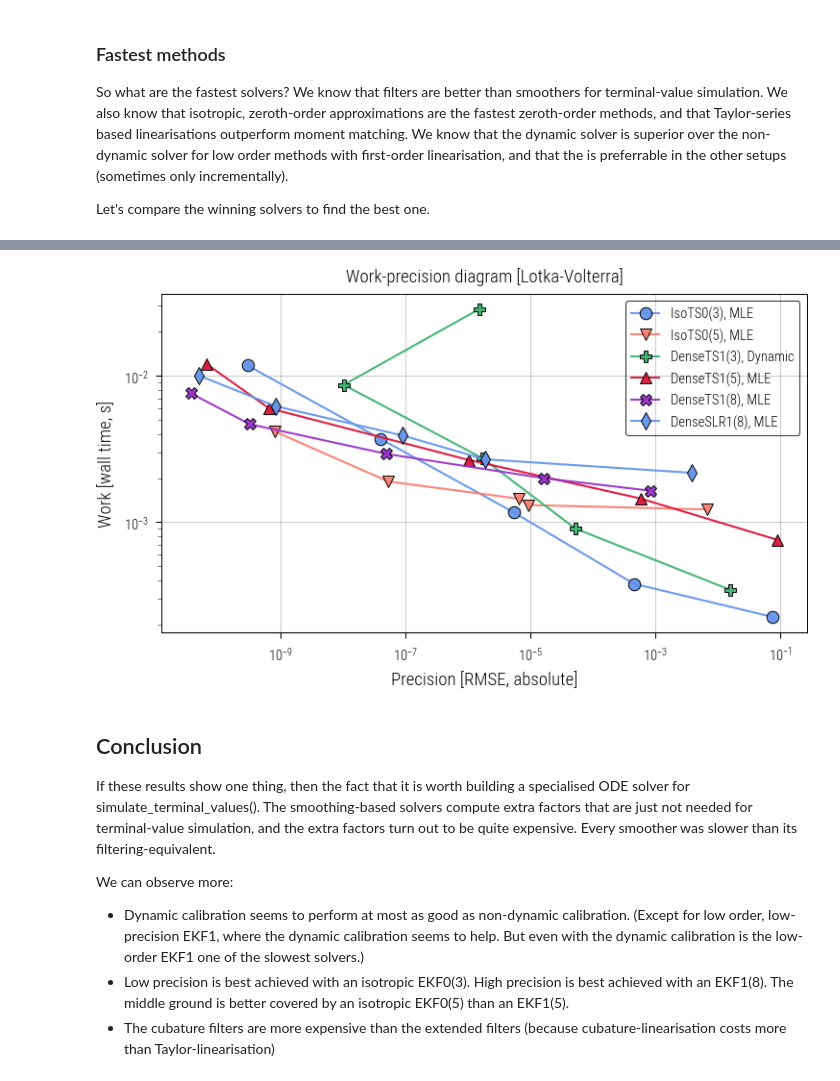
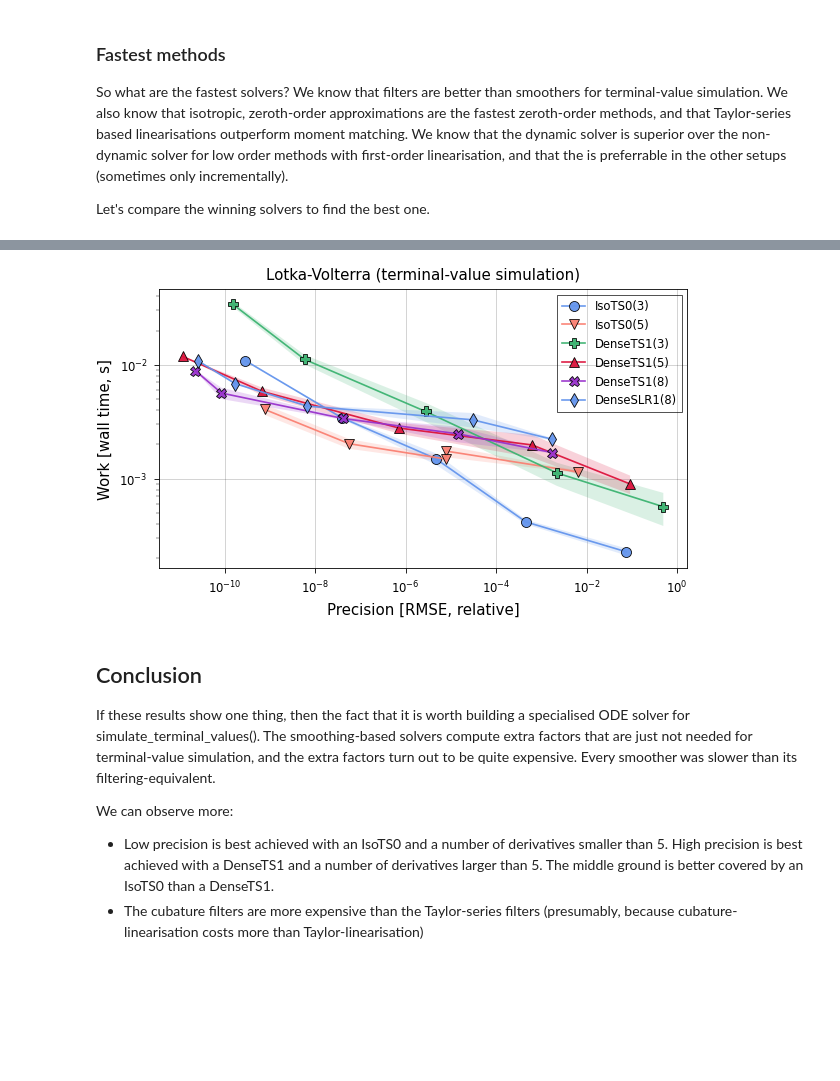
Before and after one commit to pnkraemer/probdiffeq, a Jupyter notebook: docs/benchmarks/probdiffeq_only.ipynb, the cells around one changed output, grey strips where cells are left out. Saved outputs shown, nothing was run; the diff lists cells and outputs as text; code cells hidden in the pictures; blank space fills up the shorter version.

```diff
--- a/docs/benchmarks/probdiffeq_only.ipynb
+++ b/docs/benchmarks/probdiffeq_only.ipynb
@@ -325,14 +219,7 @@ We know that the dynamic solver is superior over the non-dynamic solver for low
 
 Let's compare the winning solvers to find the best one.
 # %%
-def impl_to_dynamic_solver_filter(impl):
-    return strategy_to_dynamic_solver(filters.Filter(impl))
-
-
-def impl_to_mle_solver_filter(impl):
-    return strategy_to_mle_solver(filters.Filter(impl))
-
-
+# Implementations
 num_low, num_medium, num_high = 3, 5, 8
 
 ts0_iso_low = recipes.IsoTS0.from_params(num_derivatives=num_low)
@@ -344,18 +231,16 @@ ts1_medium = recipes.DenseTS1.from_params(
 )
 ts1_high = recipes.DenseTS1.from_params(ode_shape=ode_shape, num_derivatives=num_high)
 
-
 slr1_high = recipes.DenseSLR1.from_params(ode_shape=ode_shape, num_derivatives=num_high)
 
-solve_fns = [
-    (impl_to_mle_solver_filter(ts0_iso_low), f"IsoTS0({num_low}), MLE"),
-    (impl_to_mle_solver_filter(ts0_iso_medium), f"IsoTS0({num_medium}), MLE"),
-    (impl_to_dynamic_solver_filter(ts1_low), f"DenseTS1({num_low}), Dynamic"),
-    (impl_to_mle_solver_filter(ts1_medium), f"DenseTS1({num_medium}), MLE"),
-    (impl_to_mle_solver_filter(ts1_high), f"DenseTS1({num_high}), MLE"),
-    (impl_to_mle_solver_filter(slr1_high), f"DenseSLR1({num_high}), MLE"),
+# Methods
+methods = [
+    impl_to_method_config(ts0_iso_low, label=f"IsoTS0({num_low})"),
+    impl_to_method_config(ts0_iso_medium, label=f"IsoTS0({num_medium})"),
+    impl_to_method_config(ts1_low, label=f"DenseTS1({num_low})"),
+    impl_to_method_config(ts1_medium, label=f"DenseTS1({num_medium})"),
+    impl_to_method_config(ts1_high, label=f"DenseTS1({num_high})"),
+    impl_to_method_config(slr1_high, label=f"DenseSLR1({num_high})"),
 ]
 # %%
-%%time
-
-results = workprecision_diagram(solve_fns=solve_fns)
+results = workprecision.create(problem=problem_config, methods=methods)
@@ -365,12 +247,11 @@ Wall time: 13 s
 # %%
 fig, ax = plt.subplots(figsize=(5, 3))
-fig, ax = benchmark.workprecision_plot(
-    results=results, fig=fig, ax=ax, ode_name=ODE_NAME
+fig, ax = workprecision.plot(
+    results=results, fig=fig, ax=ax, title=problem_config.label
 )
-
 plt.show()
 # %% [output]
-[figure, old version]
+[figure, new version]
 # %% [markdown]
 ## Conclusion
 
@@ -378,6 +259,5 @@ If these results show one thing, then the fact that it is worth building a speci
 for simulate_terminal_values(). The smoothing-based solvers compute extra factors that are just not needed for terminal-value simulation, and the extra factors turn out to be quite expensive. Every smoother was slower than its filtering-equivalent.
 
 We can observe more:
-* Dynamic calibration seems to perform at most as good as non-dynamic calibration. (Except for low order, low-precision EKF1, where the dynamic calibration seems to help. But even with the dynamic calibration is the low-order EKF1 one of the slowest solvers.)
-* Low precision is best achieved with an isotropic EKF0(3). High precision is best achieved with an EKF1(8). The middle ground is better covered by an isotropic EKF0(5) than an EKF1(5).
-* The cubature filters are more expensive than the extended filters (because cubature-linearisation costs more than Taylor-linearisation)
+* Low precision is best achieved with an IsoTS0 and a number of derivatives smaller than 5. High precision is best achieved with a DenseTS1 and a number of derivatives larger than 5. The middle ground is better covered by an IsoTS0 than a DenseTS1.
+* The cubature filters are more expensive than the Taylor-series filters (presumably, because cubature-linearisation costs more than Taylor-linearisation)
```
Also changed, not shown: parts of 24 cells of this notebook, 6 other files.
